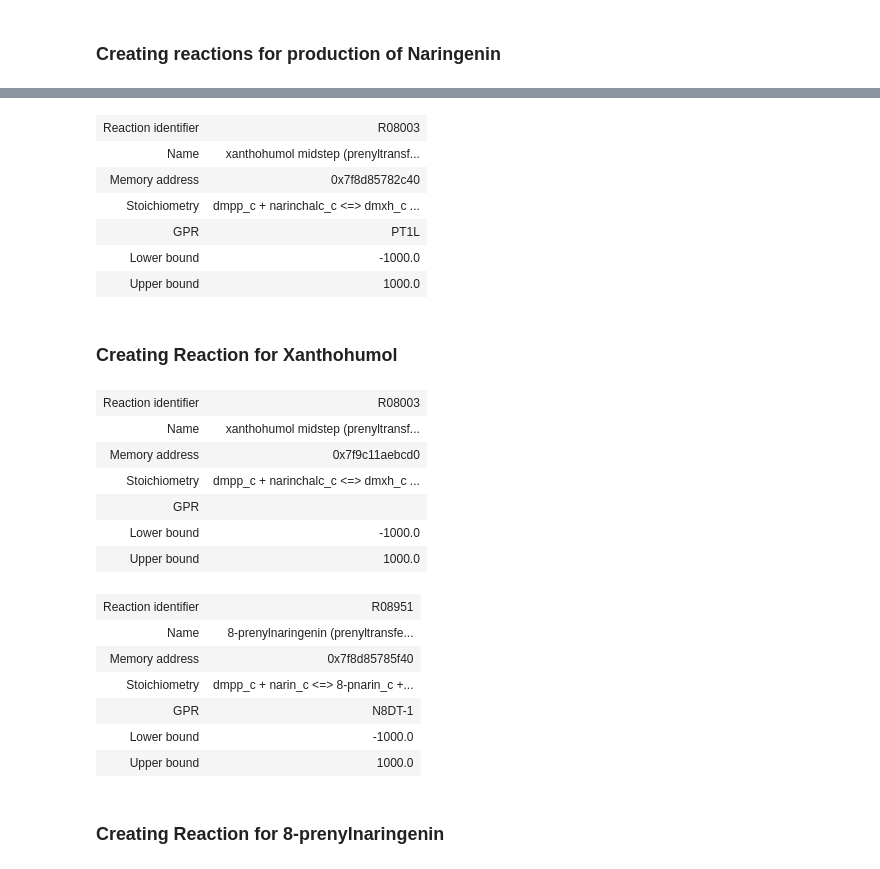
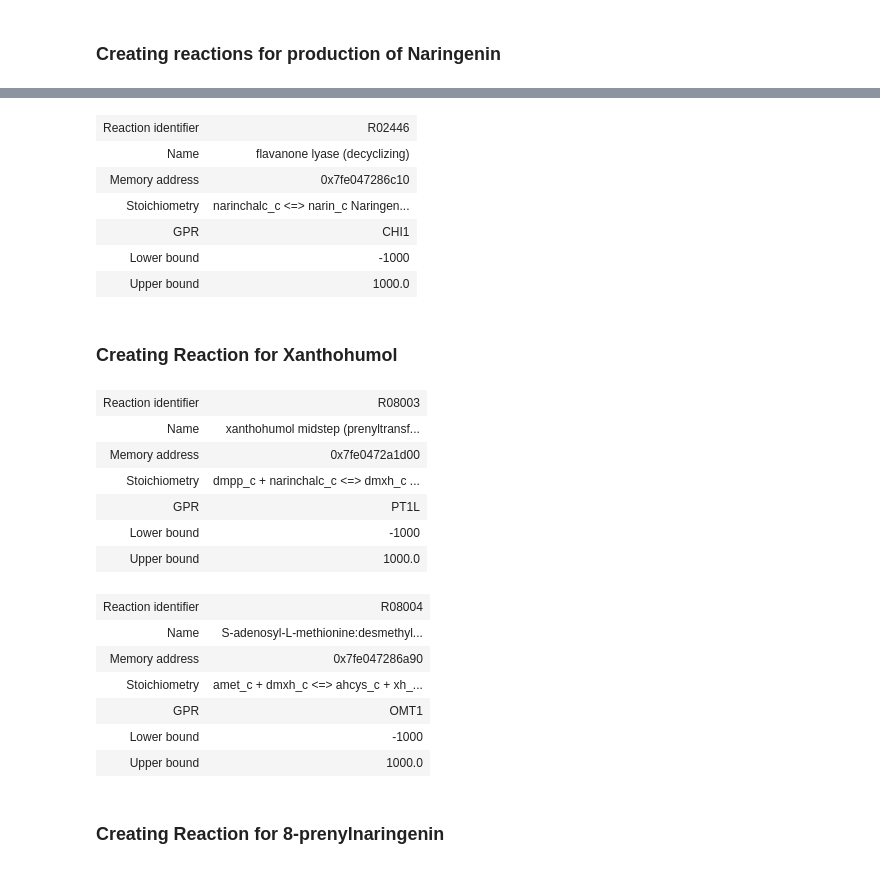
Before and after one commit to tiagosilva4455/Opt_Prenylflavonoids_Ecoli, a Jupyter notebook: Metabolite_Reaction_Adding.ipynb, the cells around one changed output, grey strips where cells are left out. Cells and saved outputs as stored; diff of their text form; code cells hidden in the pictures.

```diff
--- a/Metabolite_Reaction_Adding.ipynb
+++ b/Metabolite_Reaction_Adding.ipynb
@@ -269,27 +267,27 @@ reaction01613
 # %%
 #Reaction R02446
 reaction02446 =  Reaction("R02446")
 reaction02446.name = ("flavanone lyase (decyclizing)")
 reaction02446.subsystem =("Phenylpropanoid biosynthesis")
 
 #Creating reversibility
-reaction02446.lower_bound = -1000.0
+reaction02446.lower_bound = -1000
 reaction02446.upper_bound = 1000.0
 
 #Adding metabolites
 reaction02446.add_metabolites({
-    naringenin : -1.0,
-    naringenin_chalcone: 1.0,
+    naringenin_chalcone : -1.0,
+    naringenin: 1.0,
 })
-
+reaction02446.gene_reaction_rule = "CHI1"
 reaction02446
 # %% [output]
-| Reaction identifier | R08003 |
-| Name | xanthohumol midstep (prenyltransf... |
-| Memory address | 0x7f8d85782c40 |
-| Stoichiometry | dmpp_c + narinchalc_c <=> dmxh_c ... |
-| GPR | PT1L |
-| Lower bound | -1000.0 |
+| Reaction identifier | R02446 |
+| Name | flavanone lyase (decyclizing) |
+| Memory address | 0x7fe047286c10 |
+| Stoichiometry | narinchalc_c <=> narin_c Naringen... |
+| GPR | CHI1 |
+| Lower bound | -1000 |
 | Upper bound | 1000.0 |
 # %% [markdown]
 ### Creating Reaction for Xanthohumol
@@ -300,7 +298,7 @@ reaction08003.name = ("xanthohumol midstep (prenyltransferase)")
 reaction08003.subsystem =("Flavonoid biosynthesis")
 
 #Creating reversibility
-reaction08003.lower_bound = -1000.0
+reaction08003.lower_bound = -1000
 reaction08003.upper_bound = 1000.0
 
 #Adding metabolites
@@ -310,15 +308,15 @@ reaction08003.add_metabolites({
     desmethylxanthohumol: 1.0,
     ppi_c: 1.0
 })
-
+reaction08003.gene_reaction_rule= "PT1L"
 reaction08003
 # %% [output]
 | Reaction identifier | R08003 |
 | Name | xanthohumol midstep (prenyltransf... |
-| Memory address | 0x7f9c11aebcd0 |
+| Memory address | 0x7fe0472a1d00 |
 | Stoichiometry | dmpp_c + narinchalc_c <=> dmxh_c ... |
-| GPR |  |
-| Lower bound | -1000.0 |
+| GPR | PT1L |
+| Lower bound | -1000 |
 | Upper bound | 1000.0 |
 # %%
 #Reaction R08004
@@ -327,7 +325,7 @@ reaction08004.name = ("S-adenosyl-L-methionine:desmethylxanthohumol 6'-O-methylt
 reaction08004.subsystem =("Flavonoid biosynthesis")
 
 #Creating reversibility
-reaction08004.lower_bound = -1000.0
+reaction08004.lower_bound = -1000
 reaction08004.upper_bound = 1000.0
 
 #Adding metabolites
@@ -337,15 +335,15 @@ reaction08004.add_metabolites({
     xanthohumol: 1.0,
     ahcys_c: 1.0
 })
-
+reaction08004.gene_reaction_rule= "OMT1"
 reaction08004
 # %% [output]
-| Reaction identifier | R08951 |
-| Name | 8-prenylnaringenin (prenyltransfe... |
-| Memory address | 0x7f8d85785f40 |
-| Stoichiometry | dmpp_c + narin_c <=> 8-pnarin_c +... |
-| GPR | N8DT-1 |
-| Lower bound | -1000.0 |
+| Reaction identifier | R08004 |
+| Name | S-adenosyl-L-methionine:desmethyl... |
+| Memory address | 0x7fe047286a90 |
+| Stoichiometry | amet_c + dmxh_c <=> ahcys_c + xh_... |
+| GPR | OMT1 |
+| Lower bound | -1000 |
 | Upper bound | 1000.0 |
 # %% [markdown]
 ### Creating Reaction for 8-prenylnaringenin
```
Also changed, not shown: parts of 28 cells of this notebook, 8 other files.
